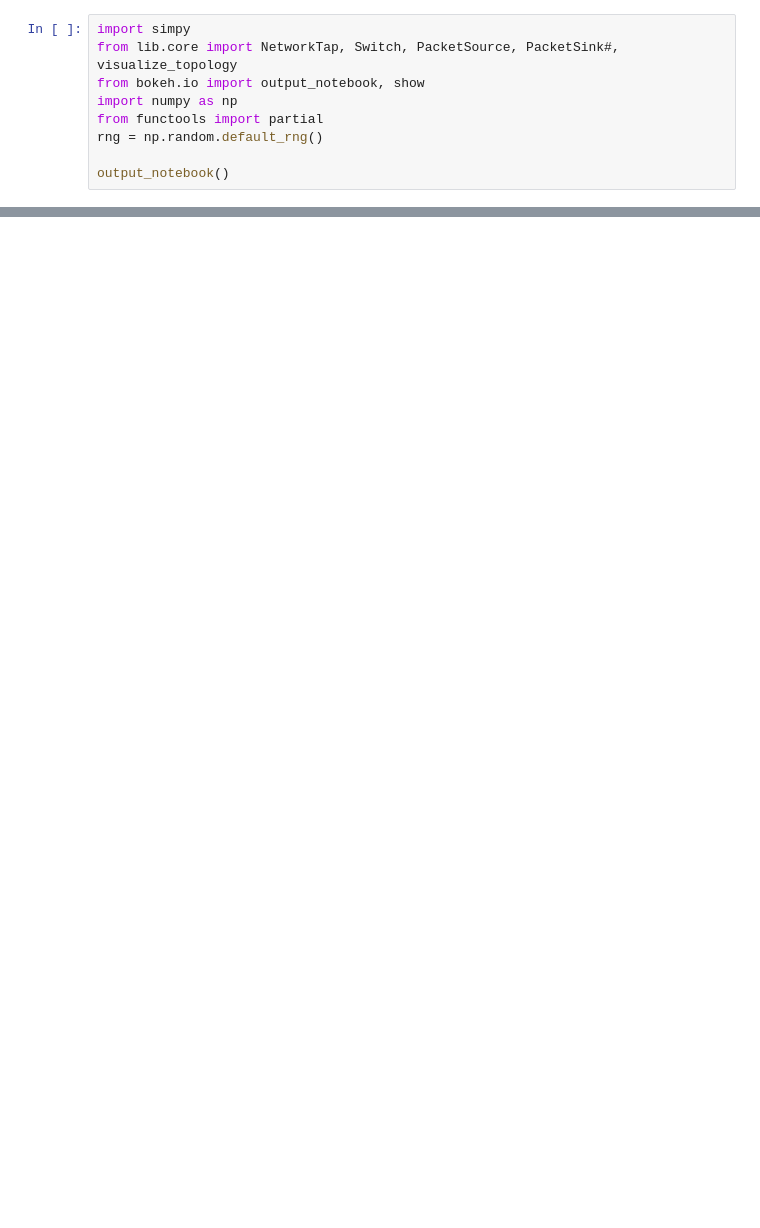
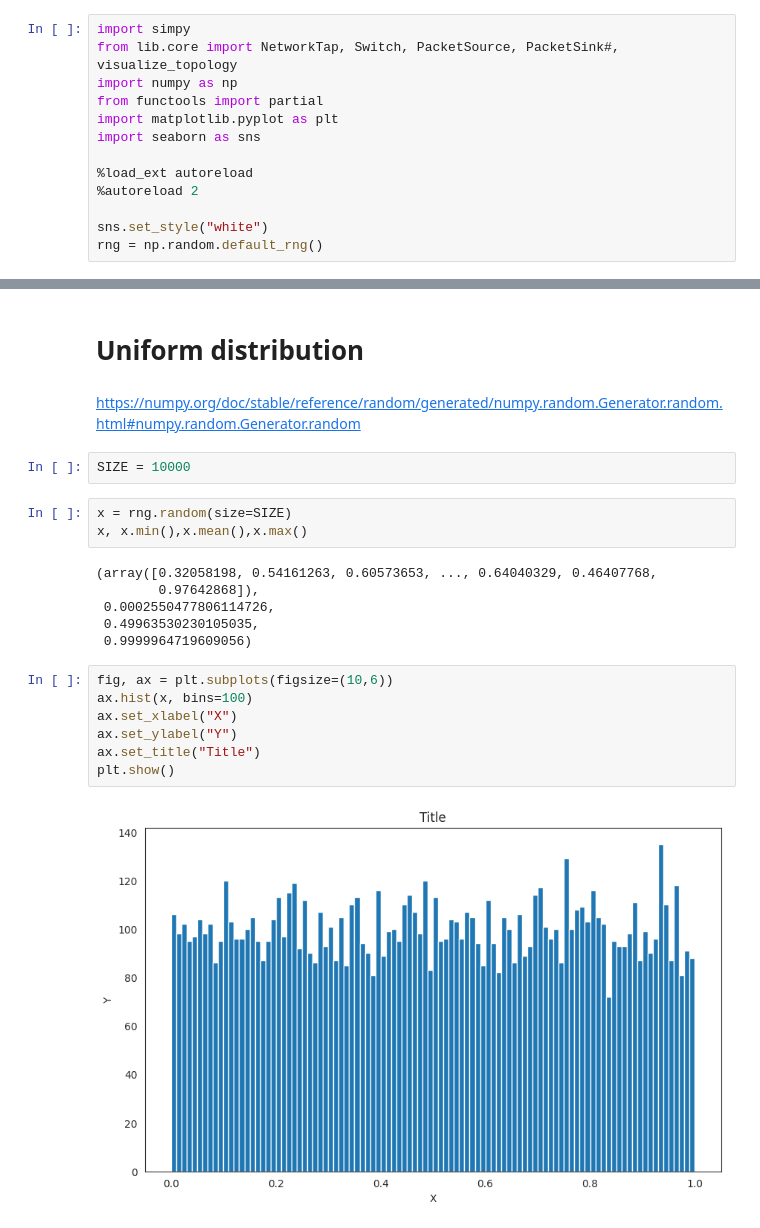
Before and after one commit to jrozhon/qos, a Jupyter notebook: qos-02/qos_02/exercise_02.ipynb, the cells around one changed output, grey strips where cells are left out. Saved outputs shown, nothing was run; the diff lists cells and outputs as text; blank space fills up the shorter version.

Commit message:
changed dependencies, changed the way network tap works, added examples to notebook
Signed-off-by: Jan Rozhon <jan@rozhon.eu>

```diff
--- a/qos-02/qos_02/exercise_02.ipynb
+++ b/qos-02/qos_02/exercise_02.ipynb
@@ -1,9 +1,13 @@
 # %%
 import simpy
 from lib.core import NetworkTap, Switch, PacketSource, PacketSink#, visualize_topology
-from bokeh.io import output_notebook, show
 import numpy as np
 from functools import partial
+import matplotlib.pyplot as plt
+import seaborn as sns
+
+%load_ext autoreload
+%autoreload 2
+
+sns.set_style("white")
 rng = np.random.default_rng()
-
-output_notebook()
@@ -12,0 +18,24 @@ output_notebook()
+# %% [markdown]
+# Uniform distribution
+# %% [markdown]
+https://numpy.org/doc/stable/reference/random/generated/numpy.random.Generator.random.html#numpy.random.Generator.random
+# %%
+SIZE = 10000
+# %%
+x = rng.random(size=SIZE)
+x, x.min(),x.mean(),x.max()
+# %% [output]
+(array([0.32058198, 0.54161263, 0.60573653, ..., 0.64040329, 0.46407768,
+        0.97642868]),
+ 0.0002550477806114726,
+ 0.49963530230105035,
+ 0.9999964719609056)
+# %%
+fig, ax = plt.subplots(figsize=(10,6))
+ax.hist(x, bins=100)
+ax.set_xlabel("X")
+ax.set_ylabel("Y")
+ax.set_title("Title")
+plt.show()
+# %% [output]
+[figure, added]
```
Also changed, not shown: parts of 27 cells of this notebook, 3 other files.
